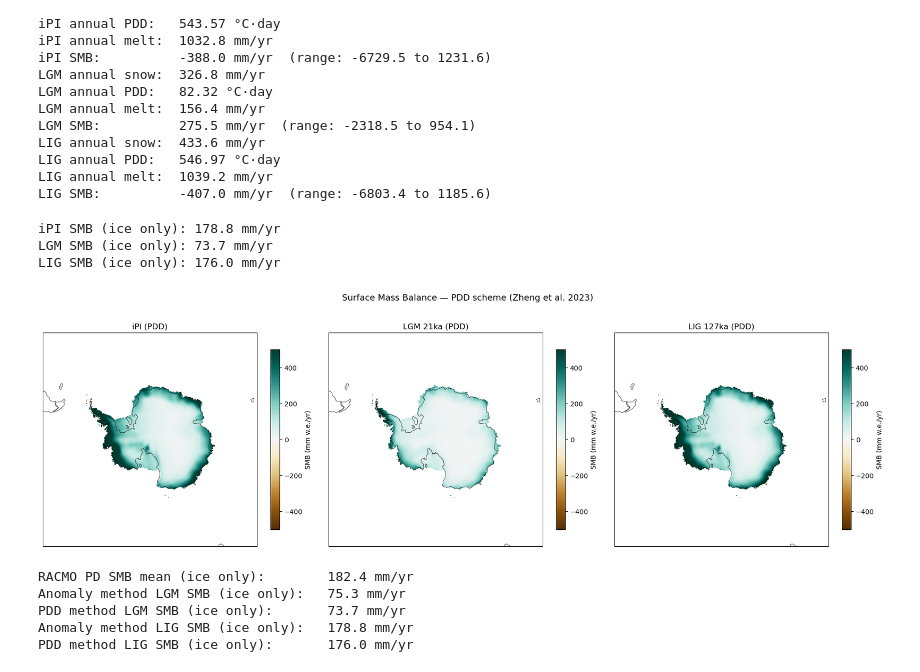
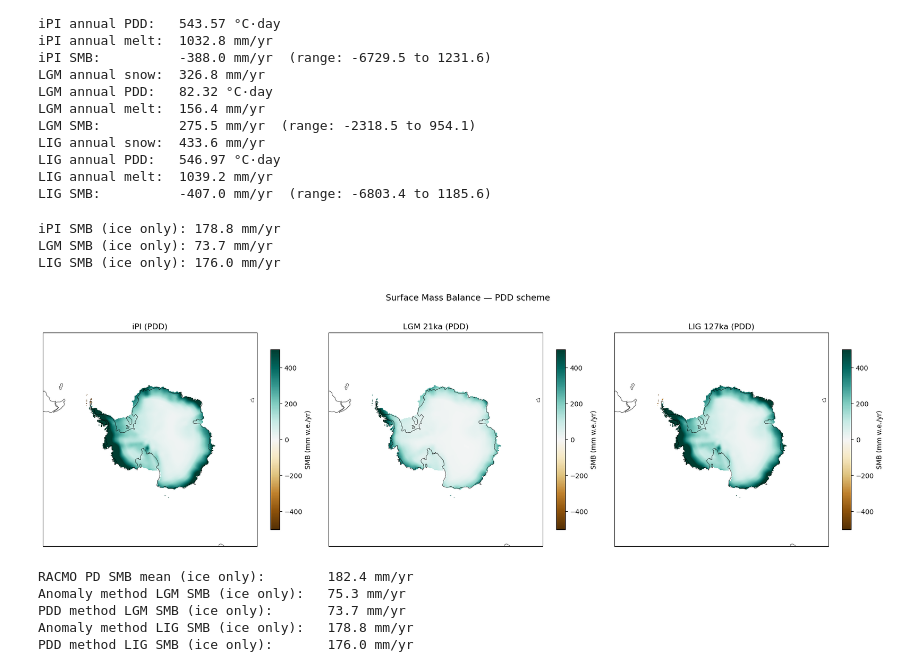
Before and after one commit to advikeswaran/cism-modeling, a Jupyter notebook: NewForcingMaker.ipynb, the cells around one changed output. Cells and saved outputs as stored; diff of their text form; code cells hidden in the pictures.

```diff
--- a/NewForcingMaker.ipynb
+++ b/NewForcingMaker.ipynb
@@ -551,35 +551,35 @@ LIG SMB:          -407.0 mm/yr  (range: -6803.4 to 1185.6)
 ice_mask = np.isfinite(ref_smb)   # True over ice, False over ocean
 
 ipi_smb_pdd_masked = np.where(ice_mask, ipi_smb_pdd, np.nan)
 lgm_smb_pdd_masked = np.where(ice_mask, lgm_smb_pdd, np.nan)
 lig_smb_pdd_masked = np.where(ice_mask, lig_smb_pdd, np.nan)
 
 print(f"iPI SMB (ice only): {np.nanmean(ipi_smb_pdd_masked):.1f} mm/yr")
 print(f"LGM SMB (ice only): {np.nanmean(lgm_smb_pdd_masked):.1f} mm/yr")
 print(f"LIG SMB (ice only): {np.nanmean(lig_smb_pdd_masked):.1f} mm/yr")
 
 fig, axes = plt.subplots(1, 3, figsize=(18, 6),
                          subplot_kw={"projection": ccrs.SouthPolarStereo()})
 
 for ax, data, title in zip(axes,
                             [ipi_smb_pdd_masked, lgm_smb_pdd_masked, lig_smb_pdd_masked],
                             ["iPI (PDD)", "LGM 21ka (PDD)", "LIG 127ka (PDD)"]):
     ax.set_extent([-180, 180, -90, -50], ccrs.PlateCarree())
     ax.add_feature(cfeature.COASTLINE, linewidth=0.5)
     p = ax.pcolormesh(lon2d, lat2d, data,
                       transform=ccrs.PlateCarree(),
                       cmap="BrBG", vmin=-500, vmax=500)
     plt.colorbar(p, ax=ax, label="SMB (mm w.e./yr)", shrink=0.7)
     ax.set_title(title)
 
-plt.suptitle("Surface Mass Balance — PDD scheme (Zheng et al. 2023)", fontsize=13)
+plt.suptitle("Surface Mass Balance — PDD scheme", fontsize=13)
 plt.tight_layout()
 plt.show()
 # %% [output]
 iPI SMB (ice only): 178.8 mm/yr
 LGM SMB (ice only): 73.7 mm/yr
 LIG SMB (ice only): 176.0 mm/yr
-[figure, old version]
+[figure, new version]
 # %%
 print(f"RACMO PD SMB mean (ice only):        {np.nanmean(ref_smb[ice_mask]):.1f} mm/yr")
 print(f"Anomaly method LGM SMB (ice only):   {np.nanmean(lgm_smb_final[ice_mask]):.1f} mm/yr")
```
Also changed, not shown: parts of 5 cells of this notebook, 1 other file.
